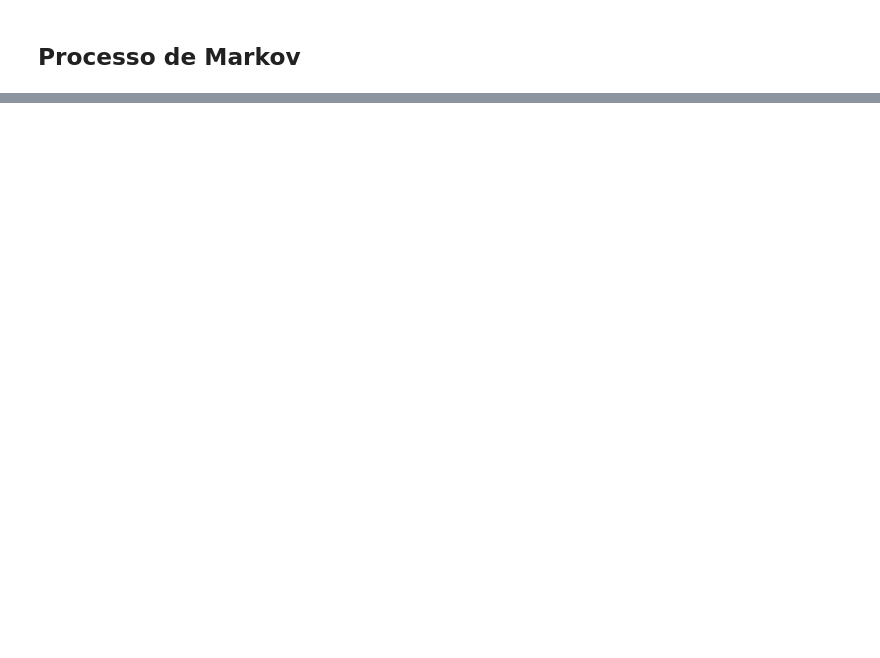
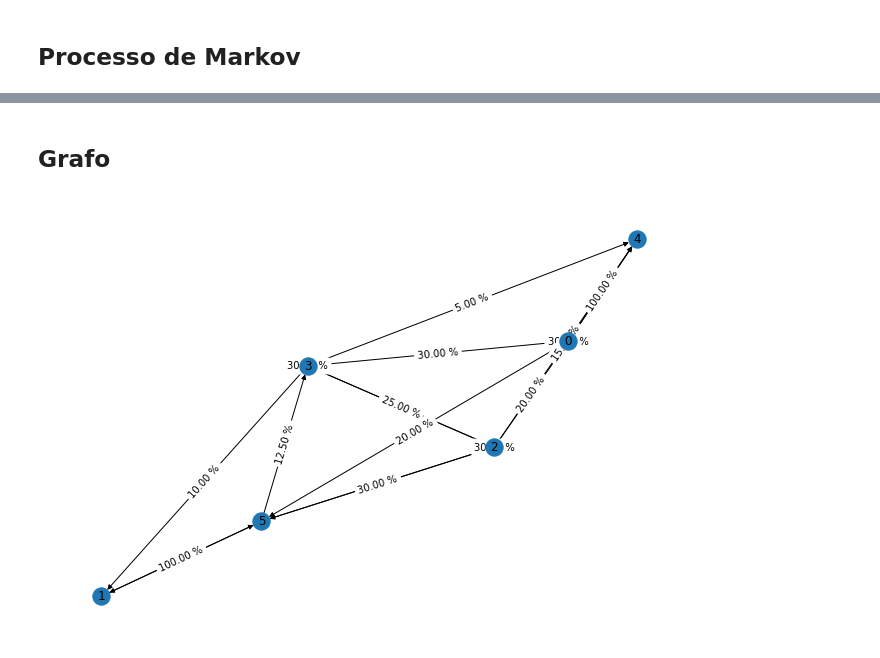
Before and after one commit to andresroliveira/Algorithms, a Jupyter notebook: MarkovChain.ipynb, the cells around one changed output, grey strips where cells are left out. Saved outputs shown, nothing was run; the diff lists cells and outputs as text; code cells hidden in the pictures; blank space fills up the shorter version.

```diff
--- a/MarkovChain.ipynb
+++ b/MarkovChain.ipynb
@@ -128,0 +144,21 @@ for t in range(k - 1):
+# %% [markdown]
+## Grafo
+# %%
+plt.figure(figsize=(9, 6))
+edgelist = [(i, j, P[j, i]) for i in range(n) for j in range(n)
+            if P[j, i] != 0]
+G = nx.DiGraph()
+G.add_weighted_edges_from(edgelist)
+# pos = nx.circular_layout(G, scale=5)
+pos = nx.spring_layout(G, scale=5)
+edge_labels = nx.get_edge_attributes(G, 'weight')
+
+for e in edge_labels:
+    edge_labels[e] = '%.2f %%' % (100.0 * edge_labels[e])
+
+nx.draw(G, pos, with_labels=True)
+nx.draw_networkx_edge_labels(G, pos, edge_labels=edge_labels)
+# write_dot(G, 'graph.dot')
+plt.show()
+# %% [output]
+[figure, added]
```
Also changed, not shown: parts of 6 cells of this notebook.
